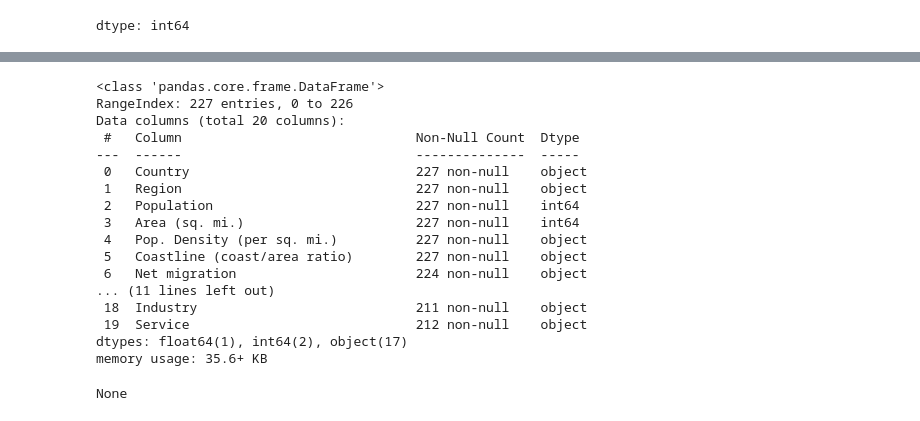
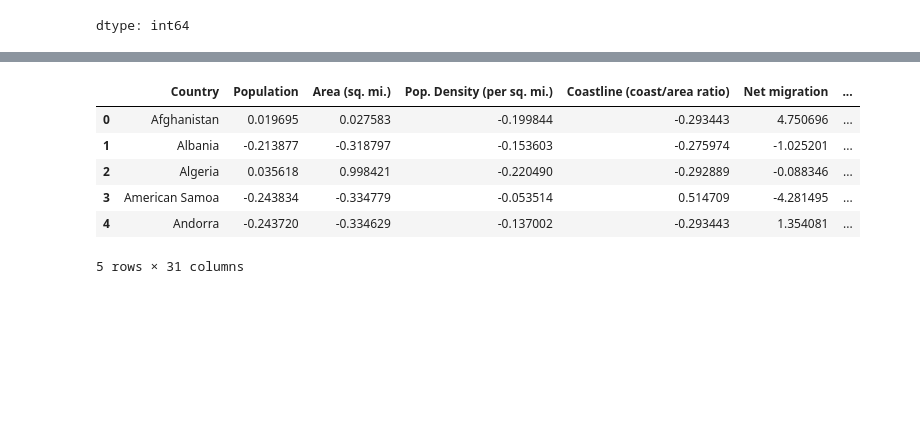
Before and after one commit to haseeb4888-code/Machine-Learning-AI-221-project, a Jupyter notebook: code.ipynb, the cells around one changed output, grey strips where cells are left out. Saved outputs shown, nothing was run; the diff lists cells and outputs as text; code cells hidden in the pictures; blank space fills up the shorter version.

Commit message:
performed preprocessing such as feature scaling, label encoding, one hot encoding

```diff
--- a/code.ipynb
+++ b/code.ipynb
@@ -124,22 +108,25 @@ display(df.head())
-# %%
-# Display basic information about the DataFrame, including data types and non-null values
-display(df.info())
-# %% [output]
-<class 'pandas.core.frame.DataFrame'>
-RangeIndex: 227 entries, 0 to 226
-Data columns (total 20 columns):
- #   Column                              Non-Null Count  Dtype
----  ------                              --------------  -----
- 0   Country                             227 non-null    object
- 1   Region                              227 non-null    object
- 2   Population                          227 non-null    int64
- 3   Area (sq. mi.)                      227 non-null    int64
- 4   Pop. Density (per sq. mi.)          227 non-null    object
- 5   Coastline (coast/area ratio)        227 non-null    object
- 6   Net migration                       224 non-null    object
-... (11 lines left out)
- 18  Industry                            211 non-null    object
- 19  Service                             212 non-null    object
-dtypes: float64(1), int64(2), object(17)
-memory usage: 35.6+ KB
-None
+# %%
+from sklearn.preprocessing import StandardScaler, LabelEncoder
+
+df_encoded = df.copy()
+
+le = LabelEncoder()
+df_encoded['Country_Encoded'] = le.fit_transform(df_encoded['Country'])
+
+df_encoded = pd.get_dummies(df_encoded, columns=['Region'], prefix='Region')
+
+scaler = StandardScaler()
+numerical_cols = df_encoded.select_dtypes(include=['float64', 'int64']).columns.tolist()
+numerical_cols = [c for c in numerical_cols if c not in ['Country_Encoded']]
+
+df_encoded[numerical_cols] = scaler.fit_transform(df_encoded[numerical_cols])
+
+display(df_encoded.head())
+# %% [output]
+|  | Country | Population | Area (sq. mi.) | Pop. Density (per sq. mi.) | Coastline (coast/area ratio) | Net migration | ... |
+| 0 | Afghanistan | 0.019695 | 0.027583 | -0.199844 | -0.293443 | 4.750696 | ... |
+| 1 | Albania | -0.213877 | -0.318797 | -0.153603 | -0.275974 | -1.025201 | ... |
+| 2 | Algeria | 0.035618 | 0.998421 | -0.220490 | -0.292889 | -0.088346 | ... |
+| 3 | American Samoa | -0.243834 | -0.334779 | -0.053514 | 0.514709 | -4.281495 | ... |
+| 4 | Andorra | -0.243720 | -0.334629 | -0.137002 | -0.293443 | 1.354081 | ... |
+5 rows × 31 columns
```
Also changed, not shown: parts of 7 cells of this notebook.
